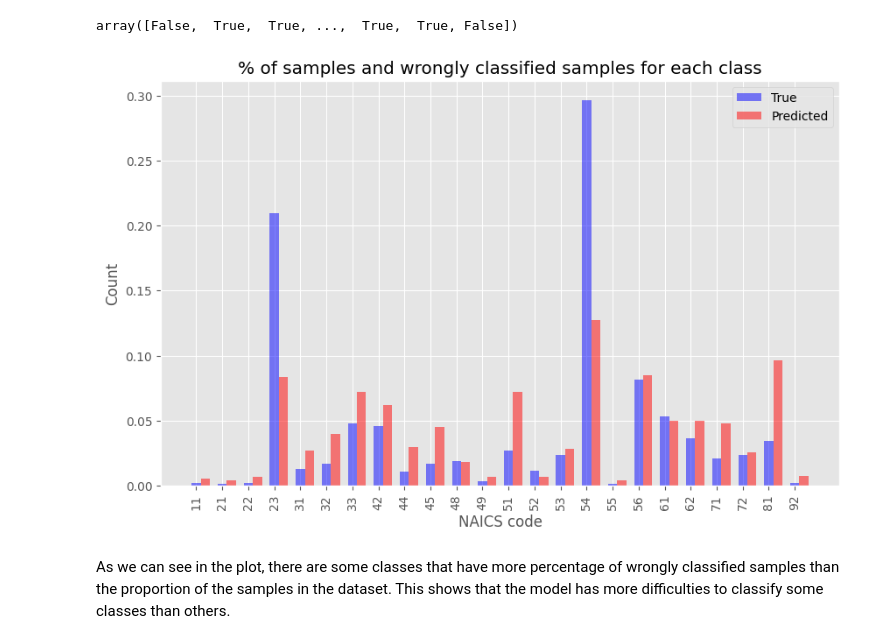
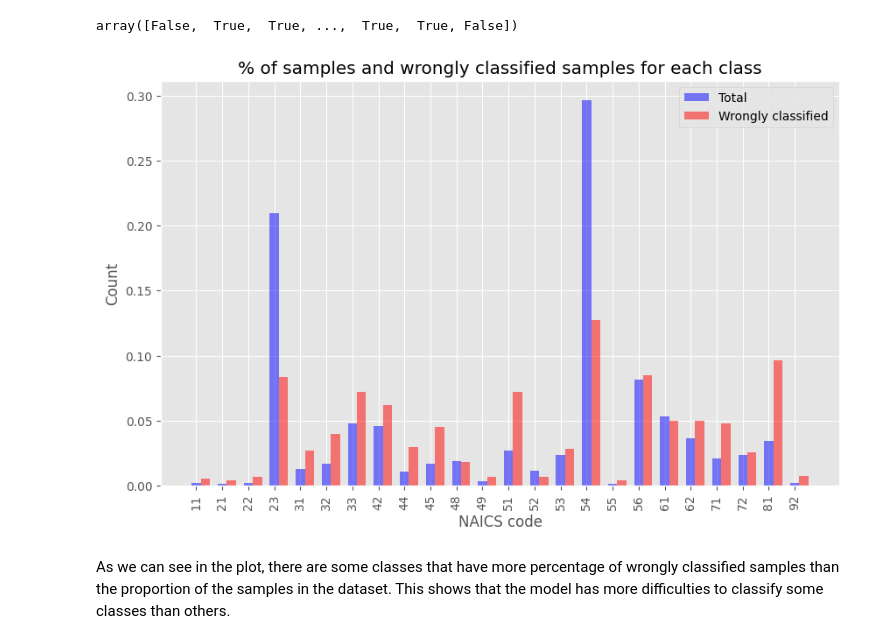
Before and after one commit to Zrive/zrive-ds-1q24-industry-classification, a Jupyter notebook: notebooks/viz_tfidf_baseline_ernesto.ipynb, the cells around one changed output. Drawn from its saved outputs; the diff is of its cells as text; code cells hidden in the pictures.

Commit message:
refactor graphics

```diff
--- a/notebooks/viz_tfidf_baseline_ernesto.ipynb
+++ b/notebooks/viz_tfidf_baseline_ernesto.ipynb
@@ -124,34 +124,38 @@ wrongly_classified_df["predicted"] = y_pred[is_wrongly_predicted]
 # %%
 # grouped bar plot of true and predicted labels normalized by the number of samples in the test set
 plt.figure(figsize=(10, 6))
 barWidth = 0.35
 r1 = np.arange(len(wrongly_classified_df["NAICS_2"].value_counts()))
 r2 = [x + barWidth for x in r1]
 
 plt.bar(
     r1,
     y_test.value_counts().sort_index() / len(y_test),
     color="b",
     width=barWidth,
-    label="True",
+    label="Total",
     alpha=0.5,
 )
 plt.bar(
     r2,
     wrongly_classified_df["NAICS_2"].value_counts().sort_index()
     / len(wrongly_classified_df["NAICS_2"]),
     color="r",
     width=barWidth,
-    label="Predicted",
+    label="Wrongly classified",
     alpha=0.5,
 )
 plt.xlabel("NAICS code")
 plt.ylabel("Count")
 plt.title("% of samples and wrongly classified samples for each class")
-plt.xticks(np.arange(len(wrong_count)), wrong_count.index, rotation=90)
+plt.xticks(
+    np.arange(len(wrongly_classified_df["NAICS_2"].value_counts())),
+    wrongly_classified_df["NAICS_2"].value_counts().sort_index().index,
+    rotation=90,
+)
 plt.legend()
 plt.show()
 # %% [output]
-[figure, old version]
+[figure, new version]
 # %% [markdown]
 As we can see in the plot, there are some classes that have more percentage of wrongly classified samples than the proportion of the samples in the dataset. This shows that the model has more difficulties to classify some classes than others.
```
Also changed, not shown: parts of 1 cell of this notebook.
